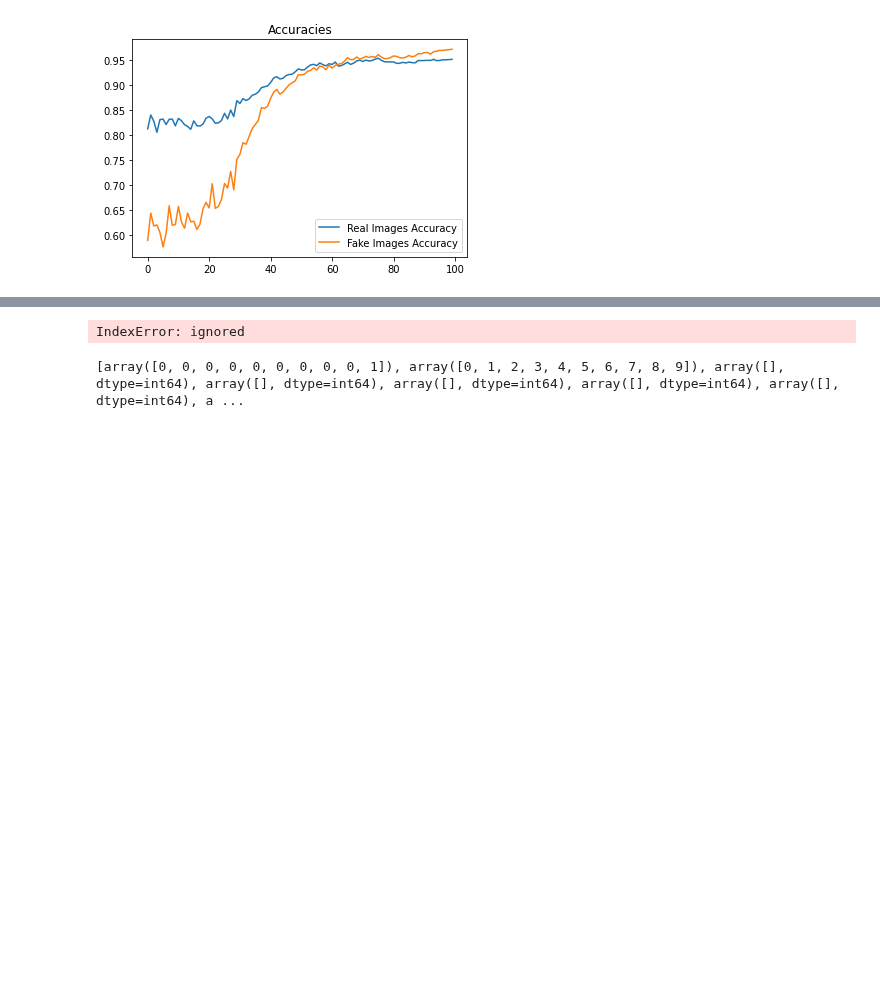
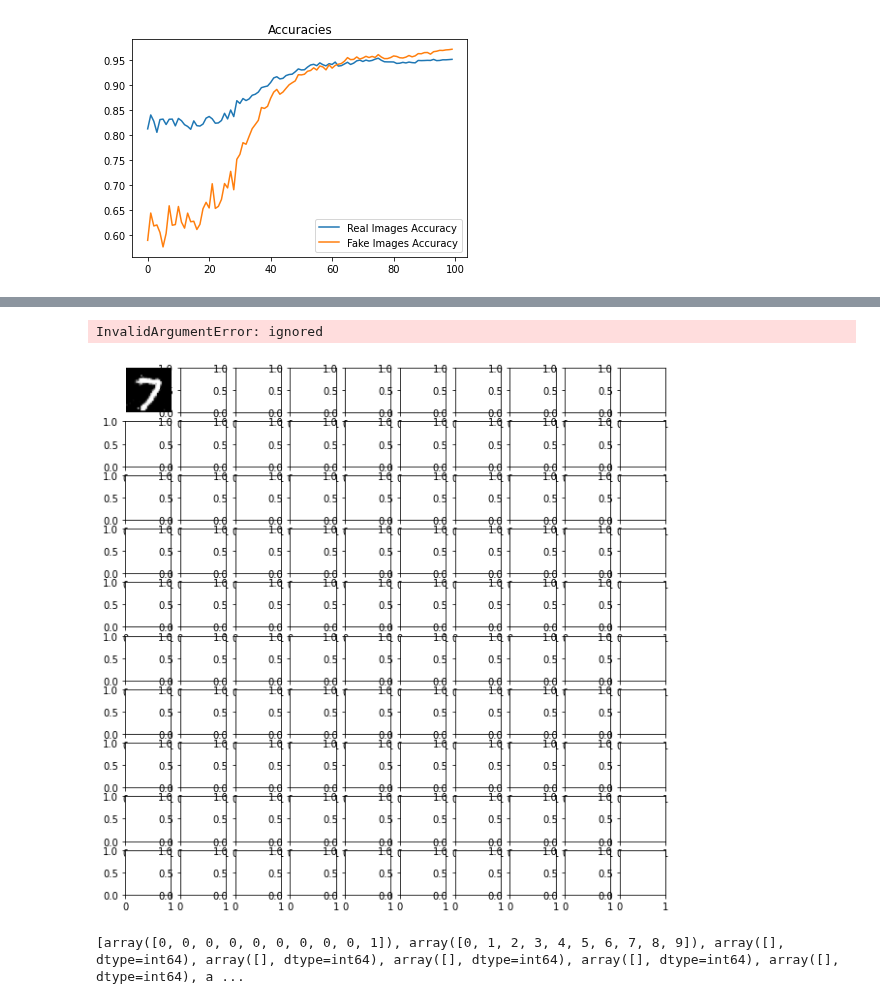
Before and after one commit to ram130849/Deep_Learning_Systems, a Jupyter notebook: TensorFlow/Tejas/Deep_Learning_HW5_Q4.ipynb, the cells around one changed output, grey strips where cells are left out. Saved outputs shown, nothing was run; the diff lists cells and outputs as text; code cells hidden in the pictures; blank space fills up the shorter version.

```diff
--- a/TensorFlow/Tejas/Deep_Learning_HW5_Q4.ipynb
+++ b/TensorFlow/Tejas/Deep_Learning_HW5_Q4.ipynb
@@ -403,30 +403,33 @@ Text(0.5, 1.0, 'Accuracies')
 #         ax[i,j].axis('off')
 #         cnt+=1
 # plt.show()
+# %%
+(X_train,y_train),(X_test,y_test)=keras.datasets.mnist.load_data()
 # %%
 print("Generated Images")
 noise = np.random.normal(0,1,(10*10, 100))
 data_index = np.zeros((100,28,28))
 ten_index = []
-for i in range(0,10):
-  index = np.where(y_test == i)
-  #print(index[:10])
-  for i in range(10):
-    ten_index.append(index[0][i])
-  #print(type(ten_index))
-  print(ten_index)
-  #data_index.append(ten_index.item())
+# for i in range(0,10):
+#   index = np.where(y_test == i)
+#   #print(index[:10])
+#   print(i)
+#   for i in range(10):
+#     ten_index.append(index[0][i])
+#   #print(type(ten_index))
+#   print(ten_index)
+#   #data_index.append(ten_index.item())
 
+# for i in range(10):
+#   for j in range(10):
+#     data_index[i*10+j] = X_test_sc[ten_index[i*10+j]]
+
+result = []
 for i in range(10):
-  for j in range(10):
-    data_index[i*10+j] = X_test[ten_index[i*10+j]]
+    result.append(np.array(np.where(y_test == i)[0][:10]))
+final_array = np.concatenate(result, axis=0)
 
-# result = []
-# for i in range(10):
-#     result.append(np.array(np.where(y_test == i)[0][:10]))
-# final_array = np.concatenate(result, axis=0)
-
-mean_patch = tf.reshape(X_test_sc[data_index],shape=[-1,28,28])[:,10:20,10:20]
+mean_patch = tf.reshape(X_test_sc[final_array],shape=[-1,28,28])[:,10:20,10:20]
 mean_patch = tf.reshape(mean_patch,[mean_patch.shape[0], -1])
 
 #noise.shape
@@ -441,9 +444,10 @@ fig, ax = plt.subplots(10,10, figsize = (10,10))
 cnt = 0
 for i in range(10):
     for j in range(10):
-        ax[i,j].imshow(gen_image[cnt,:].reshape((28,28)),cmap = 'gray')
-        ax[i,j].axis('off')
-        cnt+=1
+      gen_image= tf.reshape(gen_image[cnt,:],shape=(28,28))
+      ax[i,j].imshow(gen_image,cmap = 'gray')
+      ax[i,j].axis('off')
+      cnt+=1
 plt.show()
 # %% [output]
 Generated Images
@@ -452,4 +456,5 @@ Generated Images
-IndexError: ignored
+InvalidArgumentError: ignored
+[figure, added]
 # %%
 
 data_index = np.zeros((100,28,28))
```
Also changed, not shown: parts of 1 cell of this notebook.
